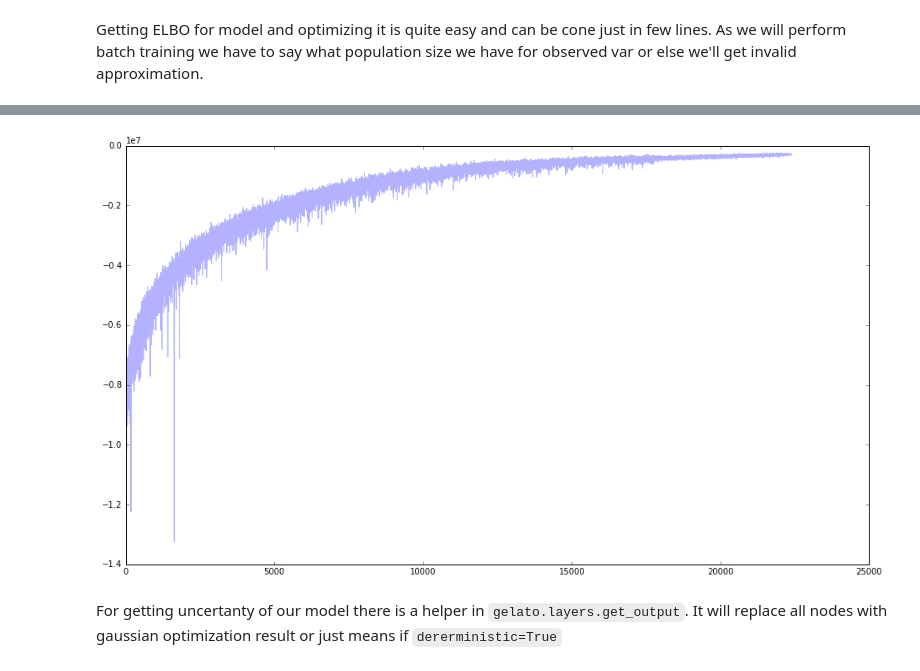
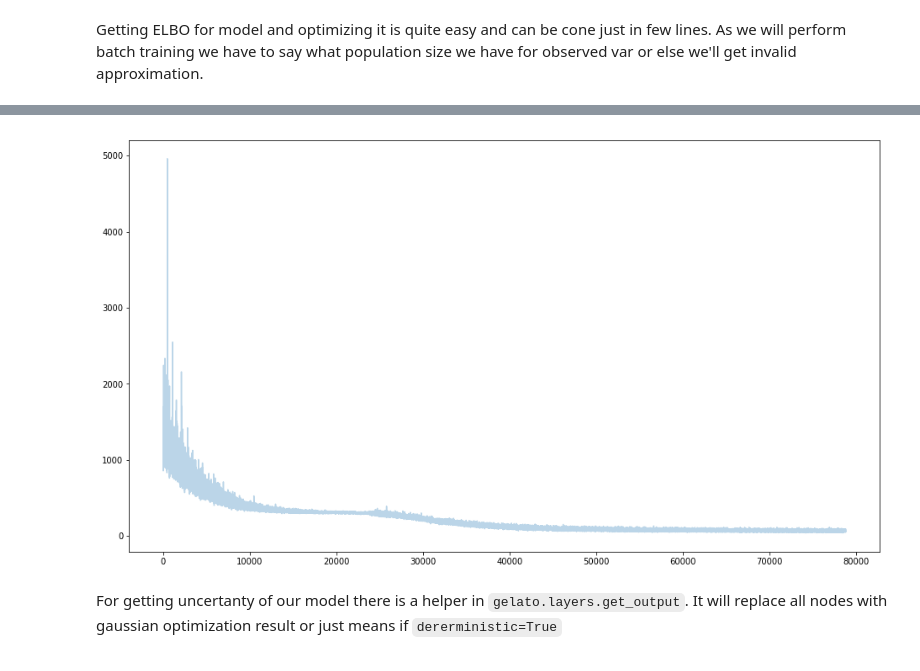
Before and after one commit to ferrine/gelato, a Jupyter notebook: examples/mnist.ipynb, the cells around one changed output, grey strips where cells are left out. Drawn from its saved outputs; the diff is of its cells as text; code cells hidden in the pictures.

```diff
--- a/examples/mnist.ipynb
+++ b/examples/mnist.ipynb
@@ -83,21 +90,3 @@ target_var = theano.shared(y_train[:500, ...].astype(np.float64))
-# %%
-minibatch_tensors = [input_var, target_var]
-
-# Generator that returns mini-batches in each iteration
-def create_minibatch(data, batchsize=500):
-
-    rng = np.random.RandomState(0)
-    start_idx = 0
-    while True:
-        # Return random data samples of set size batchsize each iteration
-        ixs = rng.randint(data.shape[0], size=batchsize)
-        yield data[ixs]
-
-minibatches = zip(
-    create_minibatch(X_train, 128),
-    create_minibatch(y_train, 128),
-)
-total_size = len(y_train)
 # %% [markdown]
 ## Create priors for weights
 Gelato has a flexible way to define a prior on weight instead of just shared variable. That allows to deal with uncertanty in weights and in predictions as well.
@@ -131,9 +121,15 @@ with pm.Model() as model:
     network = gelato.layers.MaxPool2DLayer(network,
                                             pool_size=(2, 2))
 
-    n_hid2 = 256
+    n_hid2 = 176
     network = gelato.layers.DenseLayer(
         network, num_units=n_hid2,
+        nonlinearity=lasagne.nonlinearities.tanh,
+    )
+
+    n_hid3 = 64
+    network = gelato.layers.DenseLayer(
+        network, num_units=n_hid3,
         nonlinearity=lasagne.nonlinearities.tanh,
     )
 
@@ -147,4 +143,5 @@ with pm.Model() as model:
 
     likelihood = pm.Categorical('out',
                    prediction,
-                   observed=target_var)
+                   observed=target_var,
+                   total_size=total_size)
@@ -222,0 +175,5 @@ while True:
+# %%
+with model:
+    advi = pm.ADVI()
+# %%
+advi.fit(60000)
@@ -223,7 +189,7 @@ while True:
 # %%
 plt.figure(figsize=(16,9))
-plt.plot(np.array(hist), alpha=.3);
+plt.plot(np.array(advi.hist), alpha=.3);
 # %% [output]
-[figure, old version]
+[figure, new version]
 # %% [markdown]
 For getting uncertanty of our model there is a helper in `gelato.layers.get_output`. It will replace all nodes with gaussian optimization result or just means if `dererministic=True`
```
Also changed, not shown: parts of 24 cells of this notebook.
